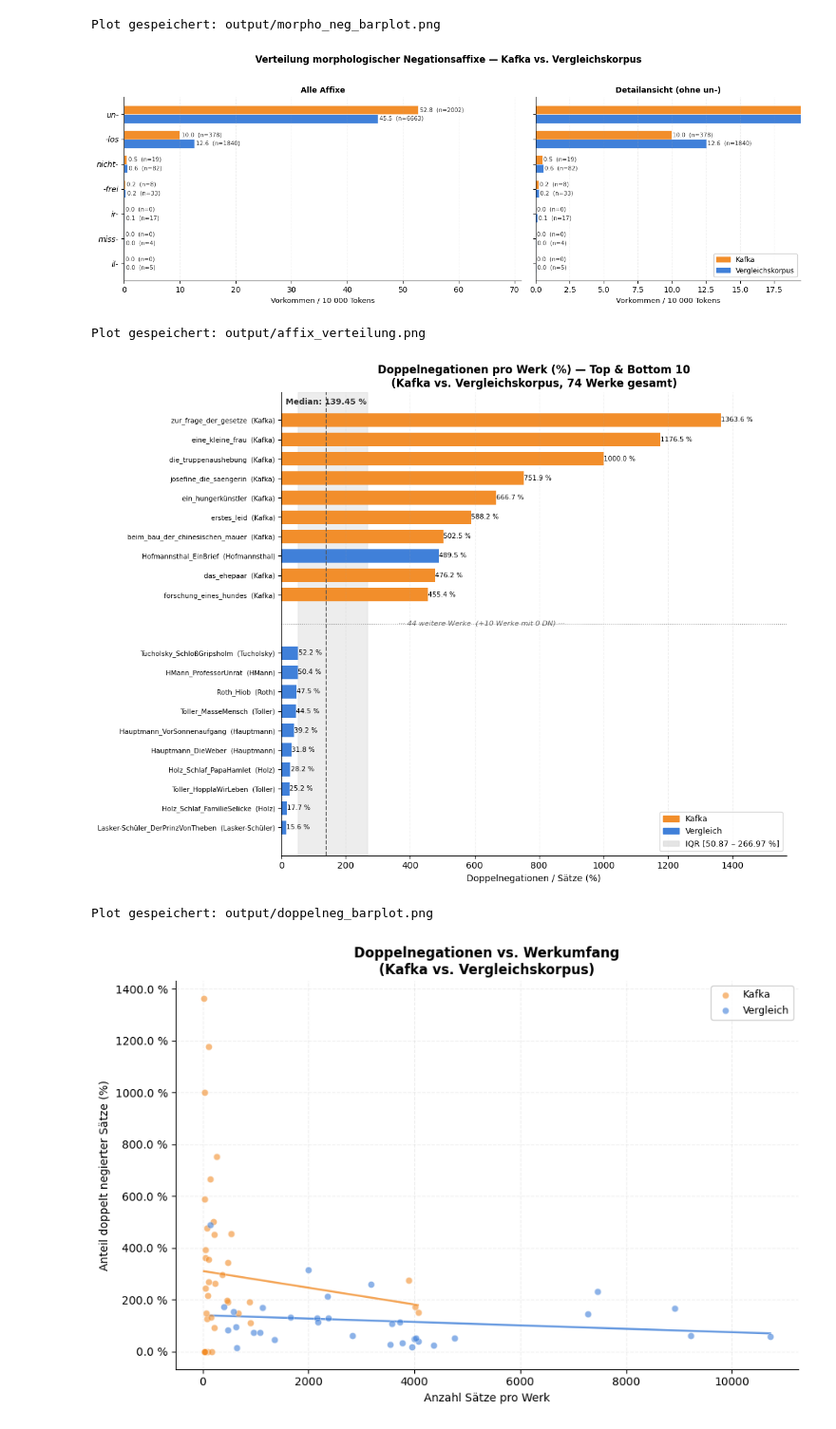
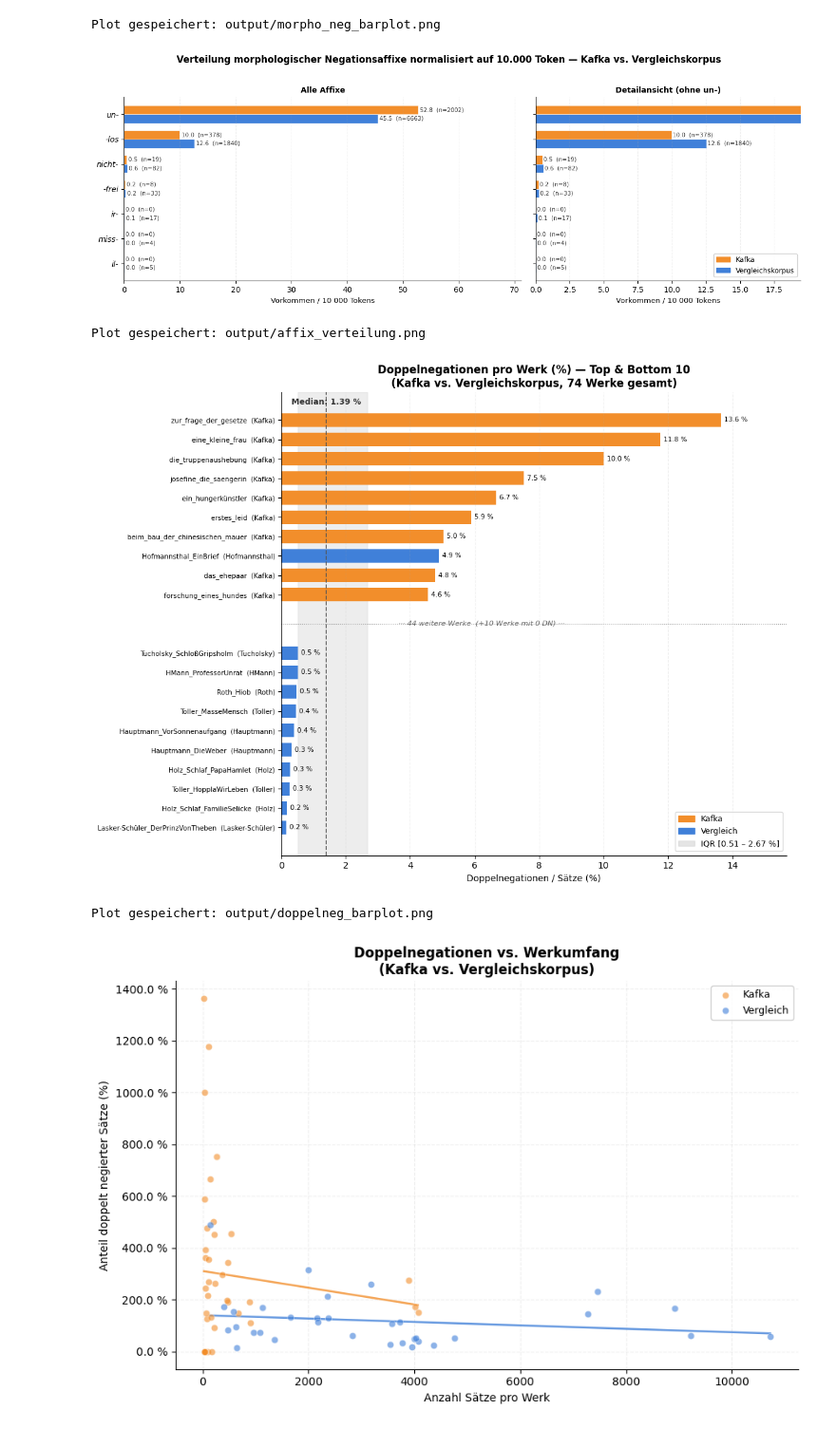
Before and after one commit to monetenmangel/dh-kafka-project, a Jupyter notebook: src/analysis.ipynb, the cells around one changed output. Shown at 95% size. Cells and saved outputs as stored; diff of their text form; code cells hidden in the pictures.

```diff
--- a/src/analysis.ipynb
+++ b/src/analysis.ipynb
@@ -548,35 +548,35 @@ ax_main.grid(axis="x", alpha=0.2, linestyle="--")
 
 # ── Zoom-Panel (ohne un-, Detailansicht) ─────────────────────────
 zoom_max = norm.drop("un", errors="ignore").values.max()
 for i, affix in enumerate(norm.index):
     for korpus, offset in [("kafka", bar_h/2), ("vergleich", -bar_h/2)]:
         val = norm.loc[affix, korpus]
         n_abs = int(counts.loc[affix, korpus])
         if val <= zoom_max * 1.1:
             ax_zoom.text(val + 0.08, i + offset, f"{val:.1f}  (n={n_abs})",
                          va="center", fontsize=7.5, color="#333333")
 
 ax_zoom.set_xlim(0, zoom_max * 1.55)
 ax_zoom.set_xlabel("Vorkommen / 10 000 Tokens", fontsize=9.5)
 ax_zoom.set_title("Detailansicht (ohne un-)", fontsize=10, fontweight="bold")
 ax_zoom.spines["top"].set_visible(False)
 ax_zoom.spines["right"].set_visible(False)
 ax_zoom.grid(axis="x", alpha=0.2, linestyle="--")
 
 # Legende
 kafka_p = mpatches.Patch(color=farbe_kafka, label="Kafka")
 vergl_p = mpatches.Patch(color=farbe_vergl, label="Vergleichskorpus")
 ax_zoom.legend(handles=[kafka_p, vergl_p], loc="lower right", fontsize=9, framealpha=0.9)
 
-fig.suptitle("Verteilung morphologischer Negationsaffixe — Kafka vs. Vergleichskorpus",
+fig.suptitle("Verteilung morphologischer Negationsaffixe normalisiert auf 10.000 Token — Kafka vs. Vergleichskorpus",
              fontsize=12, fontweight="bold", y=1.02)
 plt.tight_layout()
 plt.savefig(os.path.join(module_path, "output", "affix_verteilung.png"),
             dpi=150, bbox_inches="tight")
 plt.show()
 print("Plot gespeichert: output/affix_verteilung.png")
 # %% [output]
-[figure, old version]
+[figure, new version]
 Plot gespeichert: output/affix_verteilung.png
 # %%
 import matplotlib.pyplot as plt
@@ -592,14 +592,14 @@ full_df = werk_stats[["werk_id", "autor", "korpus", col]].copy()
 full_df = full_df[full_df[col] > 0]  # Werke ohne DN ausblenden
 full_df = full_df.sort_values(col, ascending=False).reset_index(drop=True)
 
-# Werte als Prozent anzeigen
-full_df["dn_pct"] = full_df[col] * 100
+# Werte sind bereits in % (dn_in_percent = n_doppelneg / n_saetze * 100)
+full_df["dn_pct"] = full_df[col]
 
 top_n    = full_df.head(N).copy()
 bottom_n = full_df.tail(N).copy()
 
-# Median & IQR über ALLE Werke (inkl. 0er)
-all_vals = werk_stats[col] * 100
+# Median & IQR über ALLE Werke (inkl. 0er) — bereits in %
+all_vals = werk_stats[col]
 median_val = all_vals.median()
 q1 = all_vals.quantile(0.25)
 q3 = all_vals.quantile(0.75)
@@ -674,7 +674,7 @@ plt.savefig(os.path.join(module_path, "output", "doppelneg_barplot.png"),
 plt.show()
 print("Plot gespeichert: output/doppelneg_barplot.png")
 # %% [output]
-[figure, old version]
+[figure, new version]
 Plot gespeichert: output/doppelneg_barplot.png
 # %%
 import matplotlib.pyplot as plt
```
Also changed, not shown: parts of 1 cell of this notebook.
